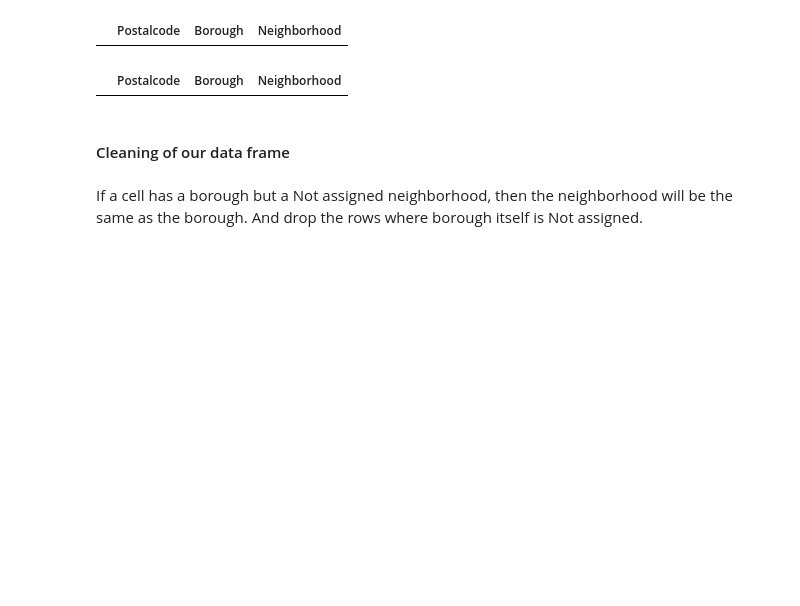
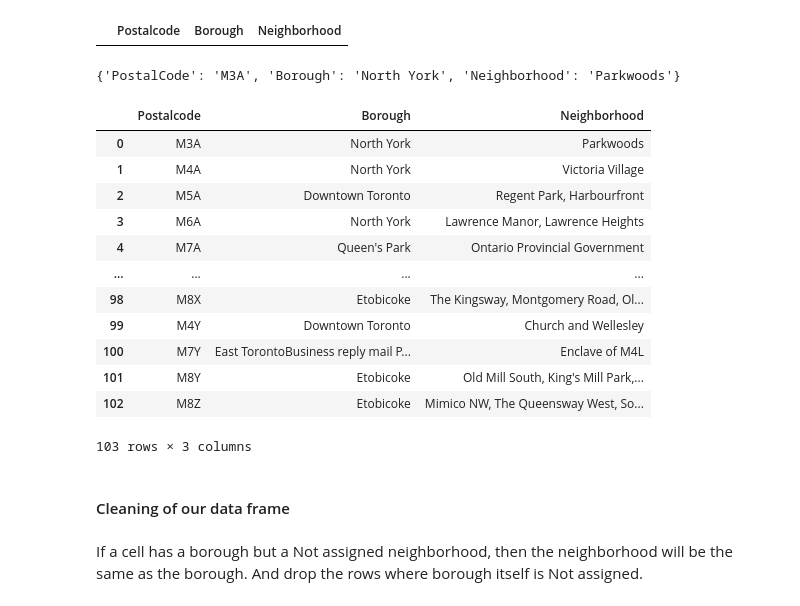
Before and after one commit to loyastyle/Coursera_Capstone, a Jupyter notebook: Exploring Neighborhhod in Toronto.ipynb, the cells around one changed output. Saved outputs shown, nothing was run; the diff lists cells and outputs as text; code cells hidden in the pictures; blank space fills up the shorter version.

```diff
--- a/Exploring Neighborhhod in Toronto.ipynb
+++ b/Exploring Neighborhhod in Toronto.ipynb
@@ -83,17 +91,48 @@ df = pd.DataFrame(columns = column_names)
 df
 # %% [output]
 |  | Postalcode | Borough | Neighborhood |
-# %%
-for tr in table.find_all('tr'):
-    row_data=[]
-    for td_cell in tr.find_all('td'):
-        row_data.append(td_cell.text.strip())
-    if len(row_data)==3:
-        df.loc[len(df)] = row_data
+# %%
+table_contents=[]
+table=soup.find('table')
+for row in table.findAll('td'):
+    cell = {}
+    if row.span.text=='Not assigned':
+        pass
+    else:
+        cell['PostalCode'] = row.p.text[:3]
+        cell['Borough'] = (row.span.text).split('(')[0]
+        cell['Neighborhood'] = (((((row.span.text).split('(')[1]).strip(')')).replace(' /',',')).replace(')',' ')).strip(' ')
+        table_contents.append(cell)
+# %%
+table_contents[0]
+# %% [output]
+{'PostalCode': 'M3A', 'Borough': 'North York', 'Neighborhood': 'Parkwoods'}
+# %%
+for data in table_contents:
+    postalCode  = data['PostalCode']
+    neighborhood_name = data['Borough']
+    borough = data['Neighborhood']
+
+    df = df.append({'Postalcode': postalCode,
+                                          'Borough': neighborhood_name,
+                                          'Neighborhood': borough
+                                          }, ignore_index=True)
 # %%
-df.head()
+df
 # %% [output]
 |  | Postalcode | Borough | Neighborhood |
+| 0 | M3A | North York | Parkwoods |
+| 1 | M4A | North York | Victoria Village |
+| 2 | M5A | Downtown Toronto | Regent Park, Harbourfront |
+| 3 | M6A | North York | Lawrence Manor, Lawrence Heights |
+| 4 | M7A | Queen's Park | Ontario Provincial Government |
+| ... | ... | ... | ... |
+| 98 | M8X | Etobicoke | The Kingsway, Montgomery Road, Ol... |
+| 99 | M4Y | Downtown Toronto | Church and Wellesley |
+| 100 | M7Y | East TorontoBusiness reply mail P... | Enclave of M4L |
+| 101 | M8Y | Etobicoke | Old Mill South, King's Mill Park,... |
+| 102 | M8Z | Etobicoke | Mimico NW, The Queensway West, So... |
+103 rows × 3 columns
 # %% [markdown]
 #### Cleaning of our data frame
 # %% [markdown]
```
Also changed, not shown: parts of 32 cells of this notebook.
